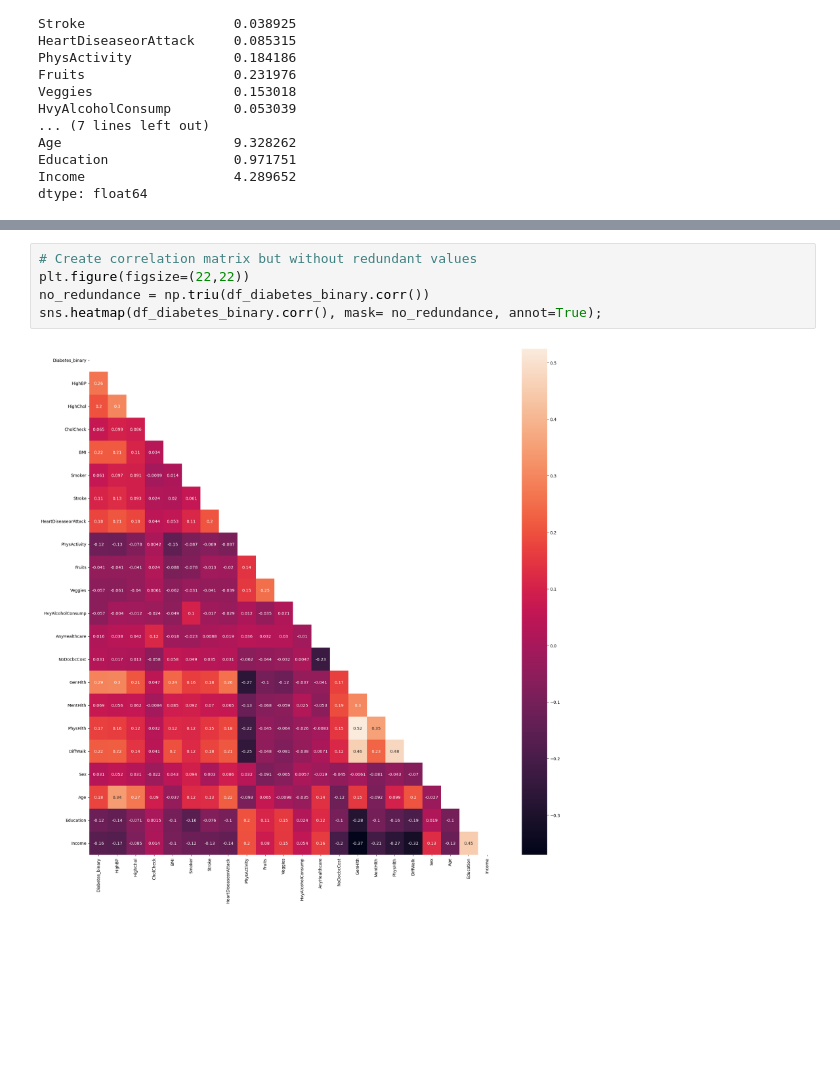
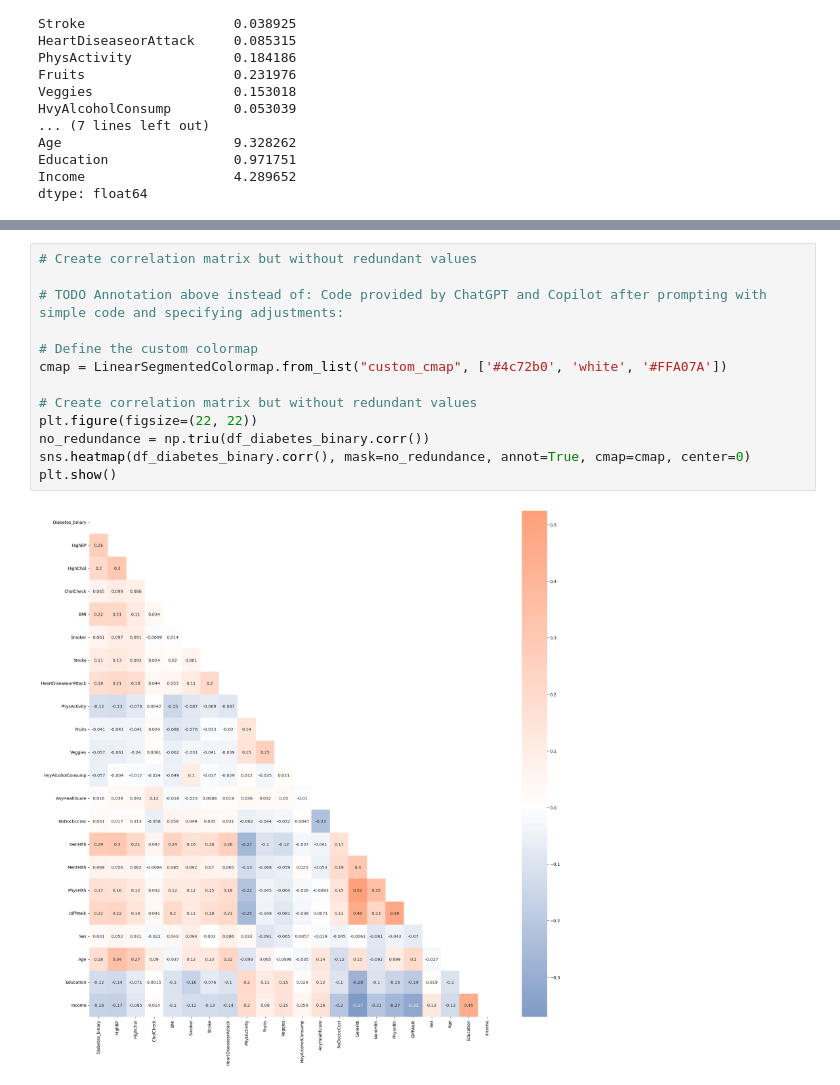
Before and after one commit to benediktpri/ie500_data_mining_project, a Jupyter notebook: notebooks/data_exploration.ipynb, the cells around one changed output, grey strips where cells are left out. Cells and saved outputs as stored; diff of their text form; blank space fills up the shorter version.

Commit message:
Data Exploration draft of final version (with TODO's included)

```diff
--- a/notebooks/data_exploration.ipynb
+++ b/notebooks/data_exploration.ipynb
@@ -240,11 +292,19 @@ for f in histogram_features:
 <Figure size 600x500 with 0 Axes>
 # %%
 # Create correlation matrix but without redundant values
-plt.figure(figsize=(22,22))
+
+# TODO Annotation above instead of: Code provided by ChatGPT and Copilot after prompting with simple code and specifying adjustments:
+
+# Define the custom colormap
+cmap = LinearSegmentedColormap.from_list("custom_cmap", ['#4c72b0', 'white', '#FFA07A'])
+
+# Create correlation matrix but without redundant values
+plt.figure(figsize=(22, 22))
 no_redundance = np.triu(df_diabetes_binary.corr())
-sns.heatmap(df_diabetes_binary.corr(), mask= no_redundance, annot=True);
+sns.heatmap(df_diabetes_binary.corr(), mask=no_redundance, annot=True, cmap=cmap, center=0)
+plt.show()
 # %% [output]
-[figure, old version]
+[figure, new version]
 # %%
 # Create pair plot/ scatterplot for three feature pairs with highest and lowest correlations to display multi-collinearity
 
```
Also changed, not shown: parts of 15 cells of this notebook.
